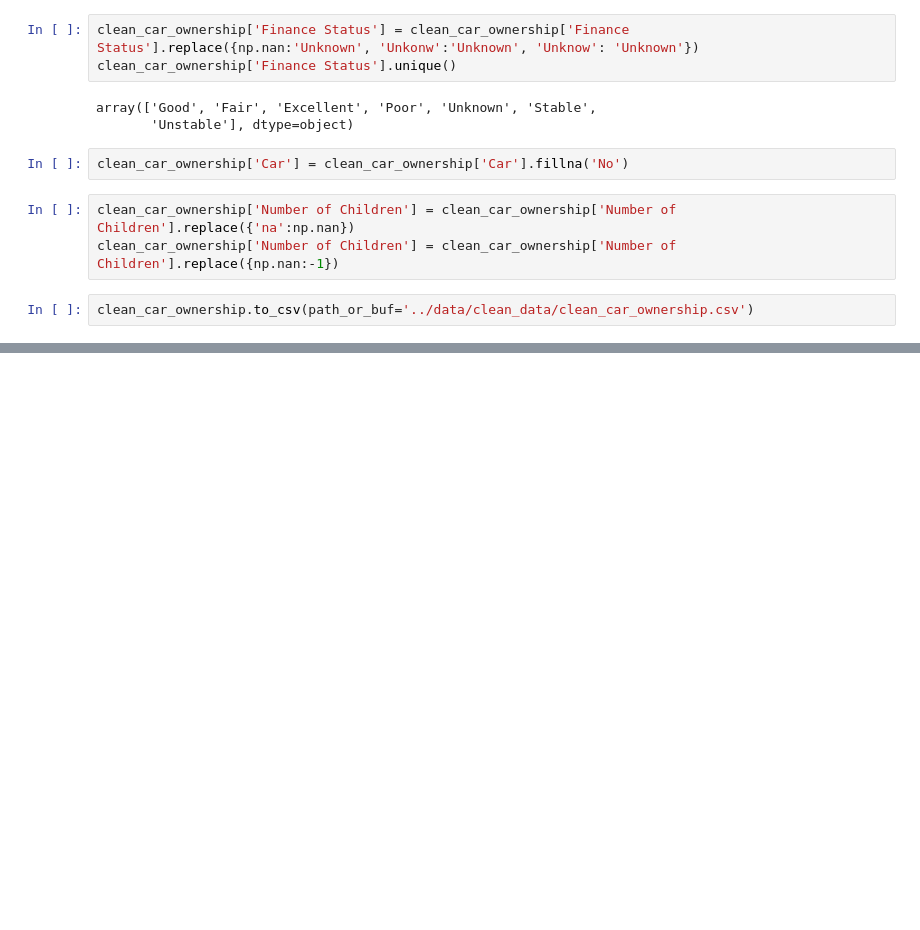
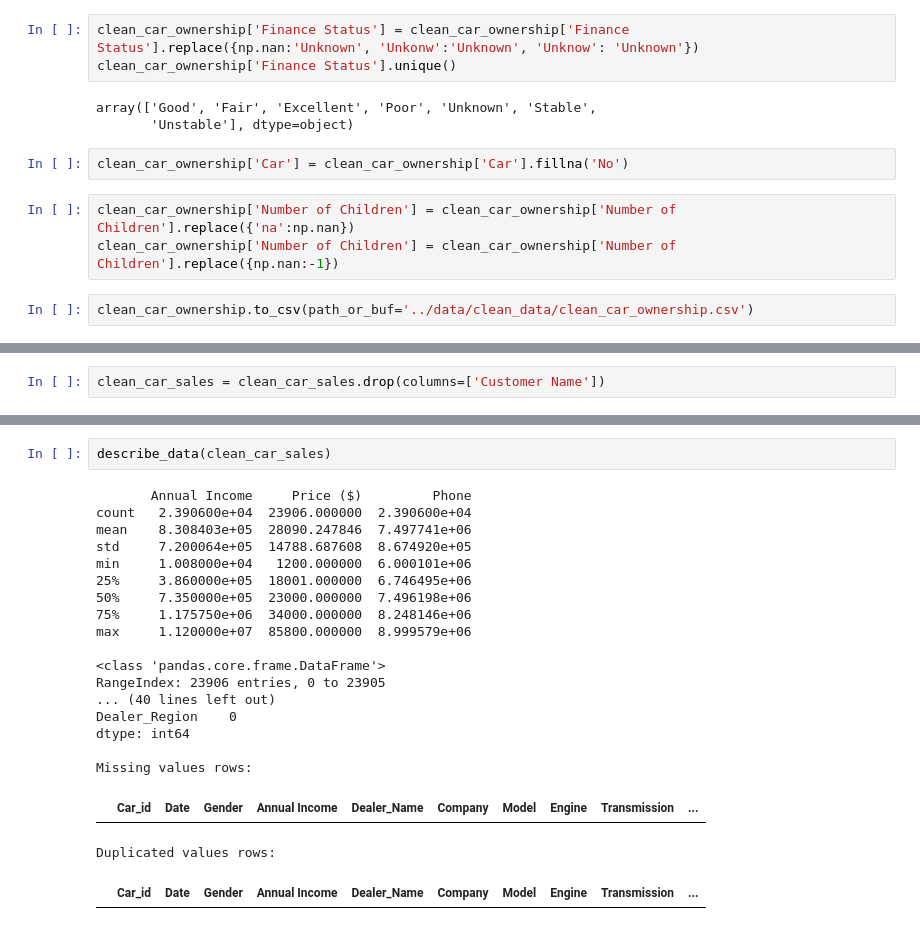
Before and after one commit to File500/Data_science_and_analysis, a Jupyter notebook: ETL_scripts/etl_script.ipynb, the cells around one changed output, grey strips where cells are left out. Cells and saved outputs as stored; diff of their text form; blank space fills up the shorter version.

```diff
--- a/ETL_scripts/etl_script.ipynb
+++ b/ETL_scripts/etl_script.ipynb
@@ -207,0 +210,2 @@ clean_car_ownership.to_csv(path_or_buf='../data/clean_data/clean_car_ownership.c
+# %%
+clean_car_sales = clean_car_sales.drop(columns=['Customer Name'])
@@ -207,0 +251,23 @@ clean_car_ownership.to_csv(path_or_buf='../data/clean_data/clean_car_ownership.c
+# %%
+describe_data(clean_car_sales)
+# %% [output]
+       Annual Income     Price ($)         Phone
+count   2.390600e+04  23906.000000  2.390600e+04
+mean    8.308403e+05  28090.247846  7.497741e+06
+std     7.200064e+05  14788.687608  8.674920e+05
+min     1.008000e+04   1200.000000  6.000101e+06
+25%     3.860000e+05  18001.000000  6.746495e+06
+50%     7.350000e+05  23000.000000  7.496198e+06
+75%     1.175750e+06  34000.000000  8.248146e+06
+max     1.120000e+07  85800.000000  8.999579e+06
+
+<class 'pandas.core.frame.DataFrame'>
+RangeIndex: 23906 entries, 0 to 23905
+... (40 lines left out)
+Dealer_Region    0
+dtype: int64
+
+Missing values rows:
+|  | Car_id | Date | Gender | Annual Income | Dealer_Name | Company | Model | Engine | Transmission | ... |
+Duplicated values rows:
+|  | Car_id | Date | Gender | Annual Income | Dealer_Name | Company | Model | Engine | Transmission | ... |
```
Also changed, not shown: parts of 3 cells of this notebook.
